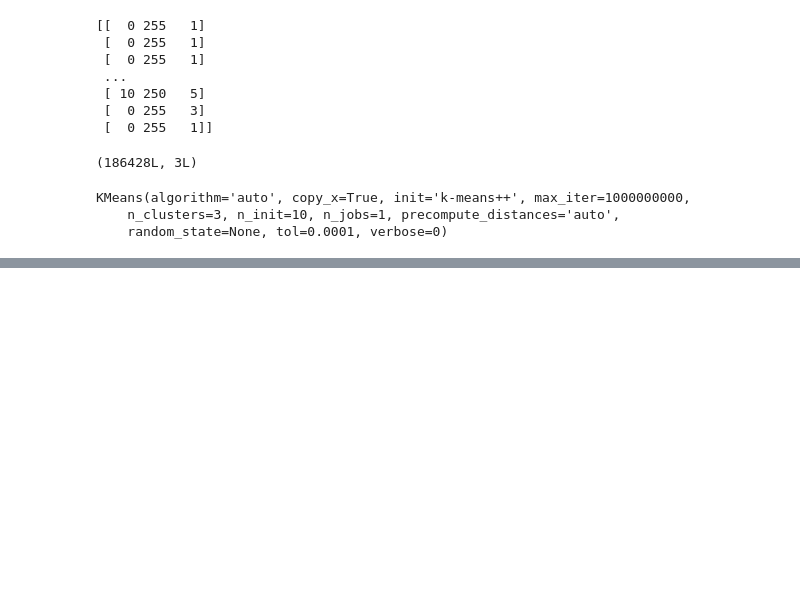
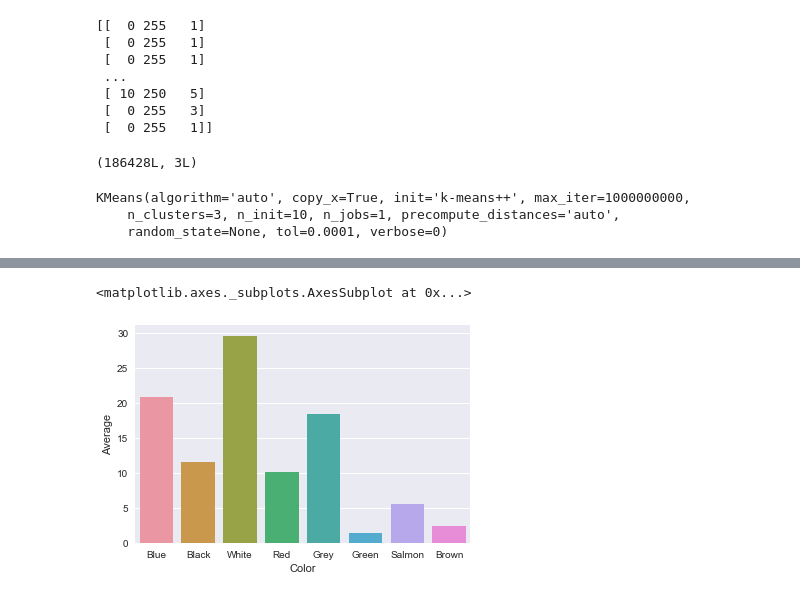
Before and after one commit to mananwalia959/dominant_color, a Jupyter notebook: colors.ipynb, the cells around one changed output, grey strips where cells are left out. Drawn from its saved outputs; the diff is of its cells as text; code cells hidden in the pictures; blank space fills up the shorter version.

```diff
--- a/colors.ipynb
+++ b/colors.ipynb
@@ -139,0 +183,5 @@ color is #8c8688 at 63.05 percent and is closest to grey
+# %%
+Color = [['Blue',20.84],['Black',11.5],['White',29.61],['Red',10.16],['Grey',18.47],['Green',1.41],
+           ['Salmon',5.5],['Brown',2.45]]
+graph = pd.DataFrame(Color,columns=['Color','Average'],dtype=float)
+print (graph)
@@ -139,0 +198,5 @@ color is #8c8688 at 63.05 percent and is closest to grey
+# %%
+sns.barplot(x='Color',y='Average',data=graph)
+# %% [output]
+<matplotlib.axes._subplots.AxesSubplot at 0x...>
+[figure, added]
```
Also changed, not shown: parts of 10 cells of this notebook.
